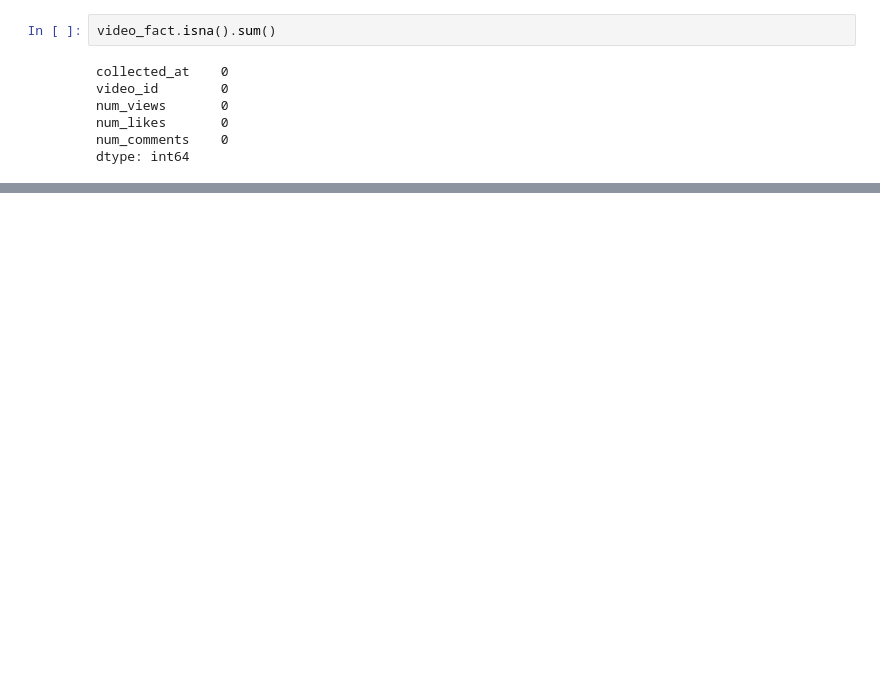
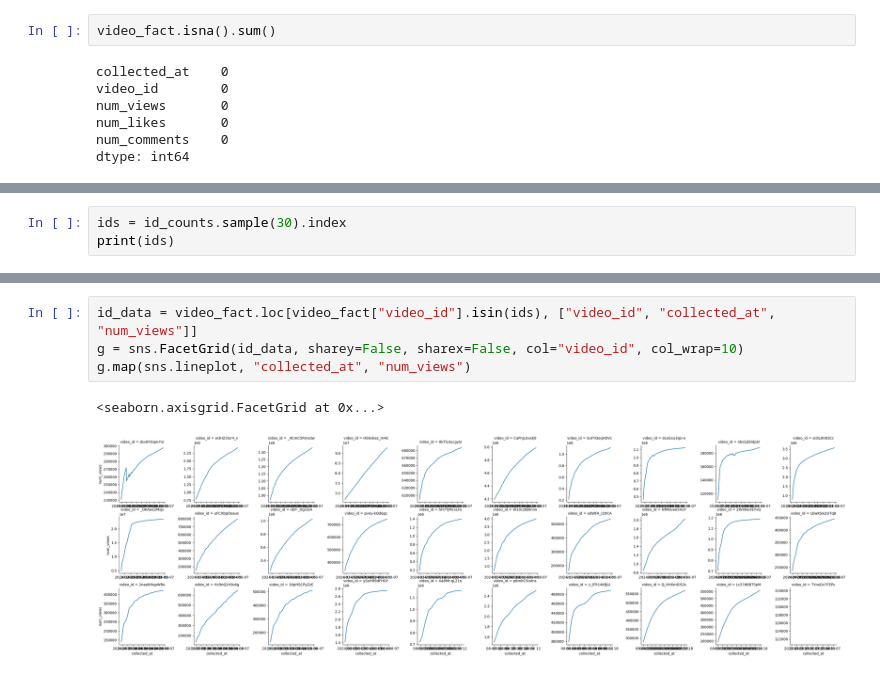
Before and after one commit to AndrewDettor/YouTubeMostPopularVideos, a Jupyter notebook: time_series_EDA.ipynb, the cells around one changed output, grey strips where cells are left out. Saved outputs shown, nothing was run; the diff lists cells and outputs as text; blank space fills up the shorter version.

Commit message:
switch graphs to facet grid

```diff
--- a/time_series_EDA.ipynb
+++ b/time_series_EDA.ipynb
@@ -227,0 +177,3 @@ p-value: 0.0003944937222349858
+# %%
+ids = id_counts.sample(30).index
+print(ids)
@@ -227,0 +190,7 @@ p-value: 0.0003944937222349858
+# %%
+id_data = video_fact.loc[video_fact["video_id"].isin(ids), ["video_id", "collected_at", "num_views"]]
+g = sns.FacetGrid(id_data, sharey=False, sharex=False, col="video_id", col_wrap=10)
+g.map(sns.lineplot, "collected_at", "num_views")
+# %% [output]
+<seaborn.axisgrid.FacetGrid at 0x...>
+[figure, added]
```
Also changed, not shown: parts of 19 cells of this notebook.
